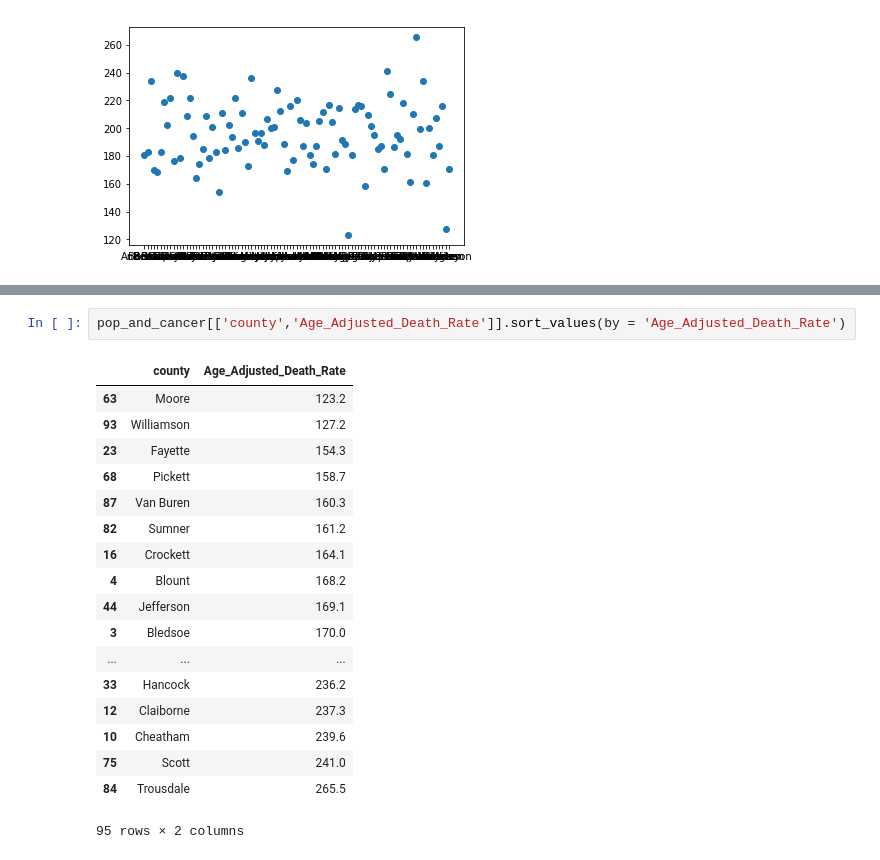
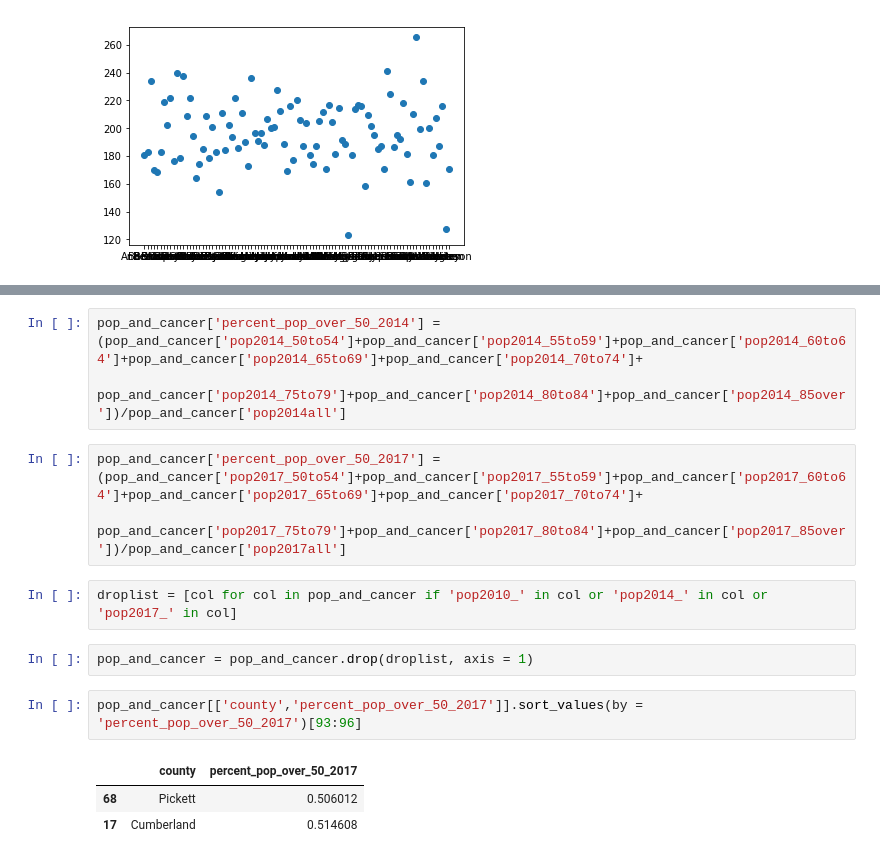
Before and after one commit to blackmonica/vanderbilt-aspire-data-essentials, a Jupyter notebook: Smile.ipynb, the cells around one changed output, grey strips where cells are left out. Saved outputs shown, nothing was run; the diff lists cells and outputs as text.

```diff
--- a/Smile.ipynb
+++ b/Smile.ipynb
@@ -293,21 +287,16 @@ plt.scatter(pop_and_cancer['county'], pop_and_cancer['Age_Adjusted_Death_Rate'])
+# %%
+pop_and_cancer['percent_pop_over_50_2014'] = (pop_and_cancer['pop2014_50to54']+pop_and_cancer['pop2014_55to59']+pop_and_cancer['pop2014_60to64']+pop_and_cancer['pop2014_65to69']+pop_and_cancer['pop2014_70to74']+
+                                             pop_and_cancer['pop2014_75to79']+pop_and_cancer['pop2014_80to84']+pop_and_cancer['pop2014_85over'])/pop_and_cancer['pop2014all']
+# %%
+pop_and_cancer['percent_pop_over_50_2017'] = (pop_and_cancer['pop2017_50to54']+pop_and_cancer['pop2017_55to59']+pop_and_cancer['pop2017_60to64']+pop_and_cancer['pop2017_65to69']+pop_and_cancer['pop2017_70to74']+
+                                             pop_and_cancer['pop2017_75to79']+pop_and_cancer['pop2017_80to84']+pop_and_cancer['pop2017_85over'])/pop_and_cancer['pop2017all']
+# %%
+droplist = [col for col in pop_and_cancer if 'pop2010_' in col or 'pop2014_' in col or 'pop2017_' in col]
+# %%
+pop_and_cancer = pop_and_cancer.drop(droplist, axis = 1)
 # %%
-pop_and_cancer[['county','Age_Adjusted_Death_Rate']].sort_values(by = 'Age_Adjusted_Death_Rate')
+pop_and_cancer[['county','percent_pop_over_50_2017']].sort_values(by = 'percent_pop_over_50_2017')[93:96]
 # %% [output]
-|  | county | Age_Adjusted_Death_Rate |
-| 63 | Moore | 123.2 |
-| 93 | Williamson | 127.2 |
-| 23 | Fayette | 154.3 |
-| 68 | Pickett | 158.7 |
-| 87 | Van Buren | 160.3 |
-| 82 | Sumner | 161.2 |
-| 16 | Crockett | 164.1 |
-| 4 | Blount | 168.2 |
-| 44 | Jefferson | 169.1 |
-| 3 | Bledsoe | 170.0 |
-| ... | ... | ... |
-| 33 | Hancock | 236.2 |
-| 12 | Claiborne | 237.3 |
-| 10 | Cheatham | 239.6 |
-| 75 | Scott | 241.0 |
-| 84 | Trousdale | 265.5 |
+|  | county | percent_pop_over_50_2017 |
+| 68 | Pickett | 0.506012 |
+| 17 | Cumberland | 0.514608 |
-95 rows × 2 columns
```
Also changed, not shown: parts of 13 cells of this notebook.
